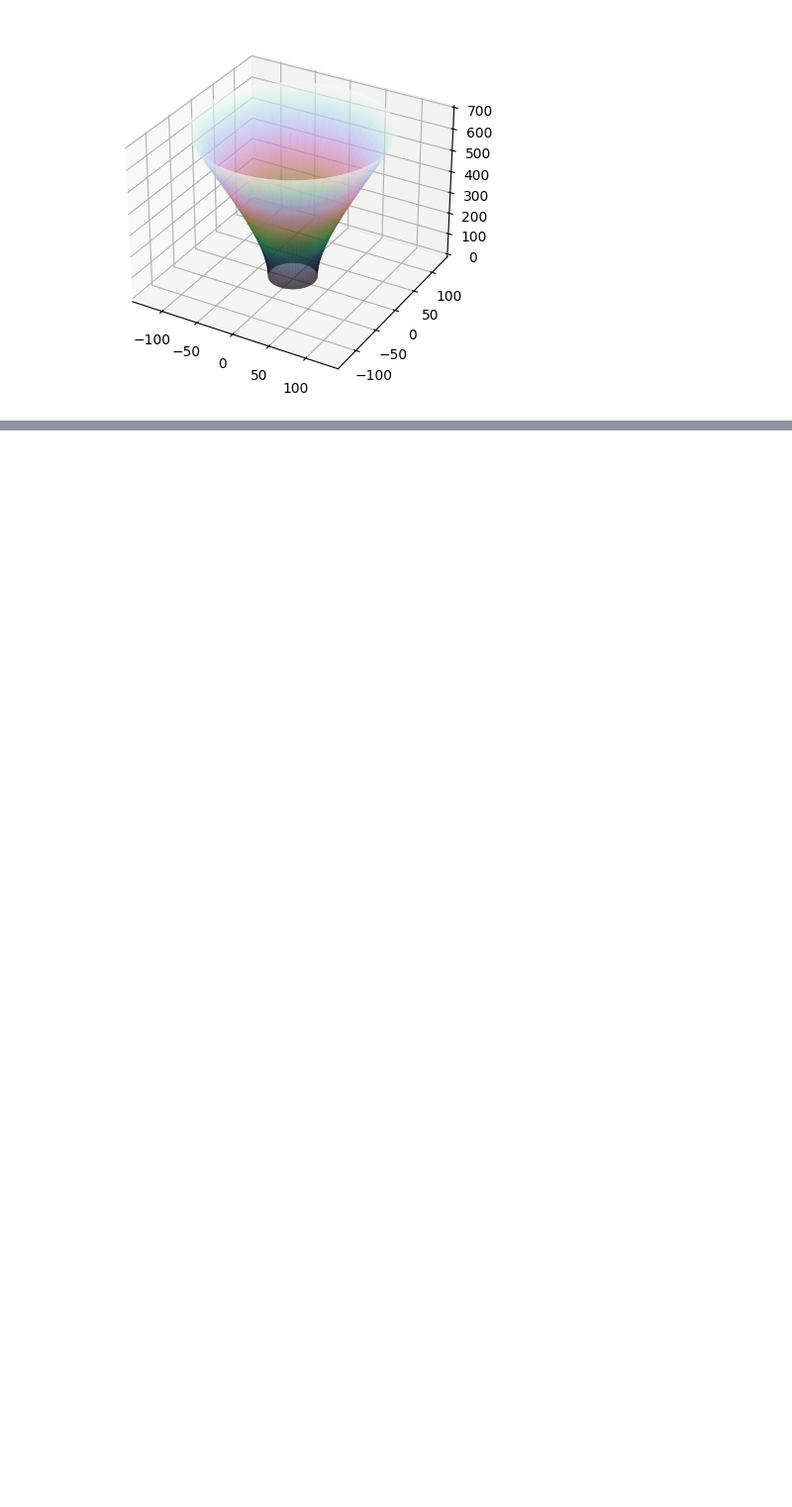
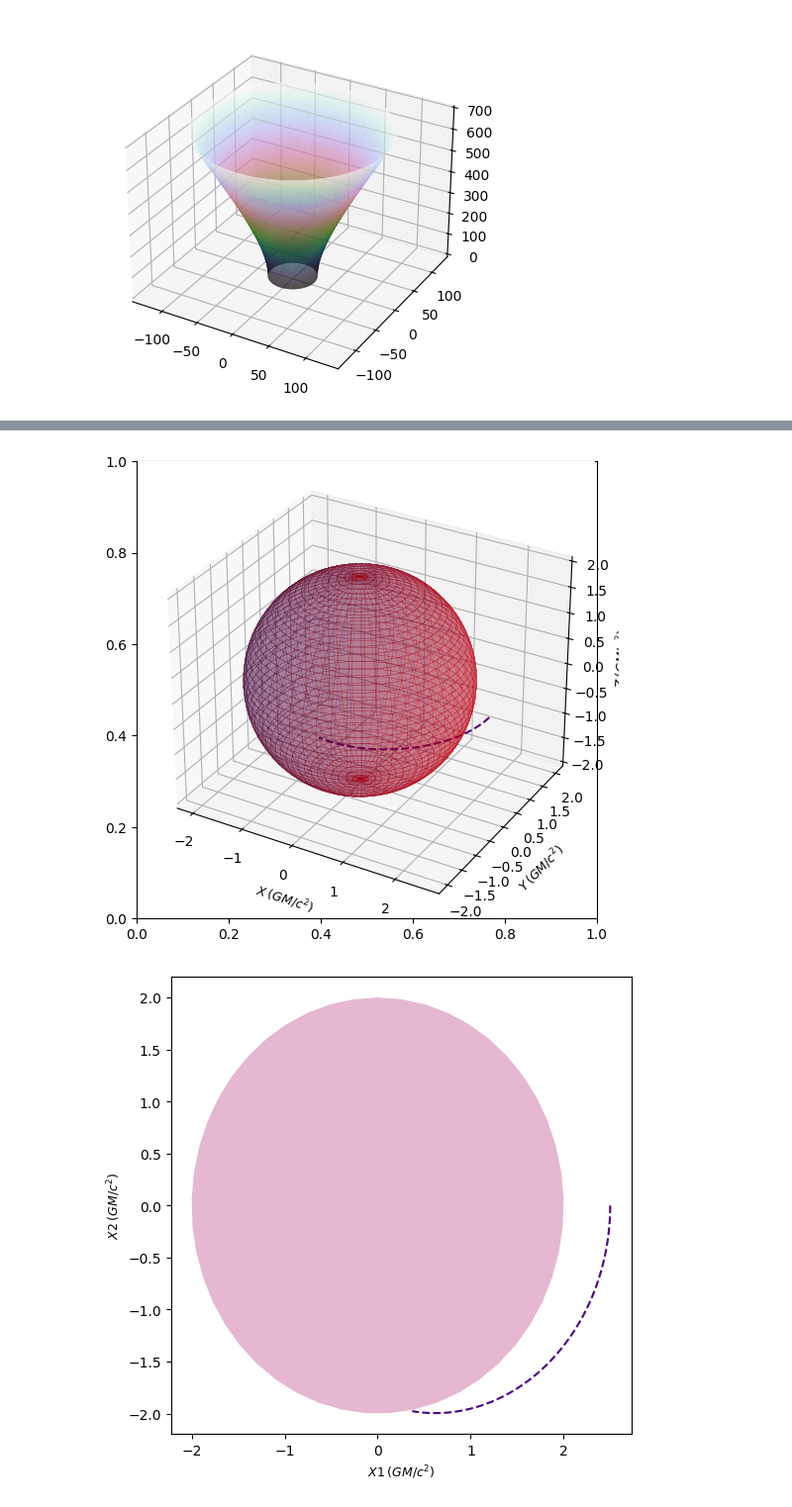
Before and after one commit to OperationalGeometry/BlackHoleSimulation, a Jupyter notebook: BlackHoles.ipynb, the cells around one changed output, grey strips where cells are left out. Shown at 99% size. Drawn from its saved outputs; the diff is of its cells as text; code cells hidden in the pictures; blank space fills up the shorter version.

```diff
--- a/BlackHoles.ipynb
+++ b/BlackHoles.ipynb
@@ -133,0 +106,23 @@ sgpl2.plot2D(light_origins[0])
+# %%
+light_pos = [2.5, np.pi / 2, 0.]
+light_mom = [0., 0., -2.]
+
+step_size = 7600
+
+light = Nulllike(
+        metric="Schwarzschild",
+        metric_params=(.99,),
+        position=light_pos,
+        momentum=light_mom,
+        steps=step_size,
+        delta=0.0005,
+        omega=.001,
+        return_cartesian=True
+    )
+# %%
+s = StaticGeodesicPlotter(bh_colors=("red", "blue"))
+s.plot(light, color="indigo", aspect="equal")
+s.plot2D(light, coordinates=(1, 2), color="indigo")
+# %% [output]
+[figure, added]
+[figure, added]
```
Also changed, not shown: parts of 15 cells of this notebook.
